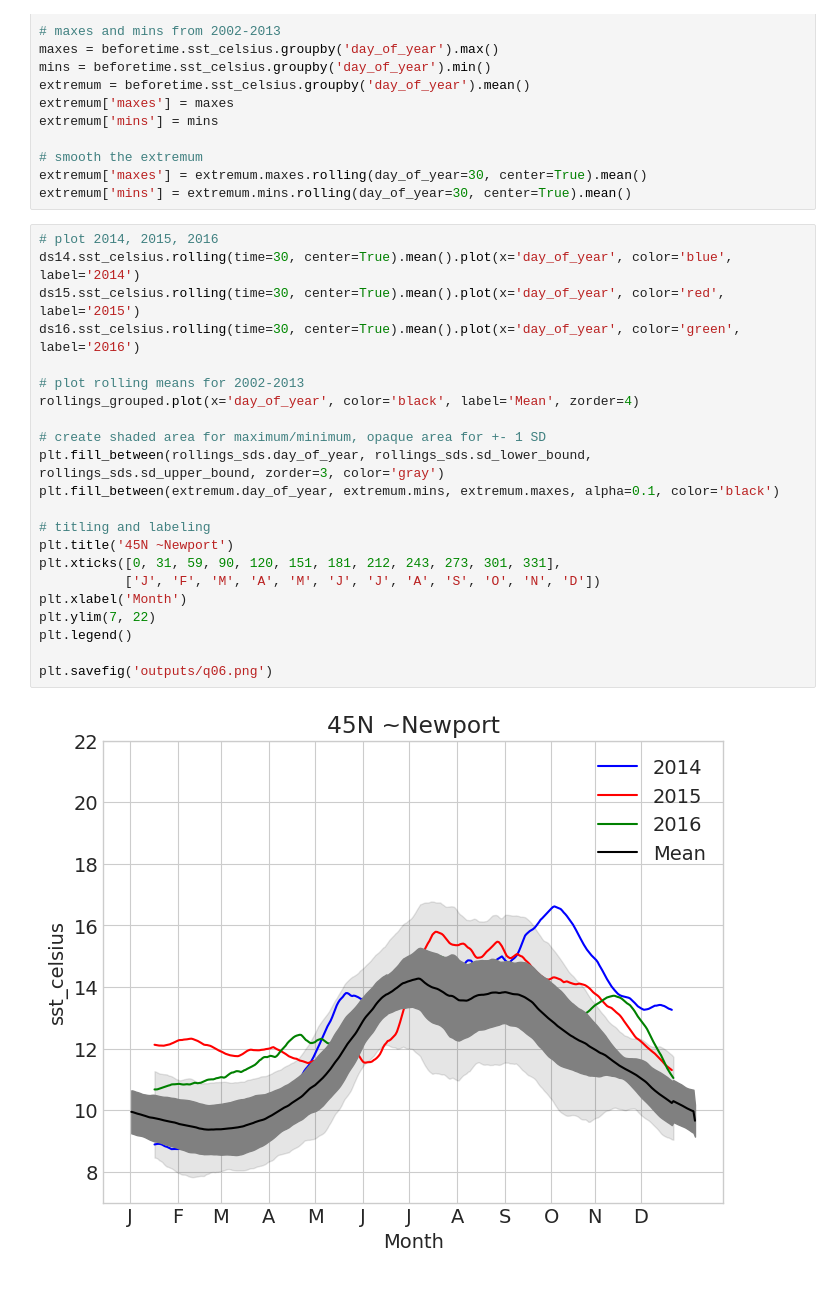
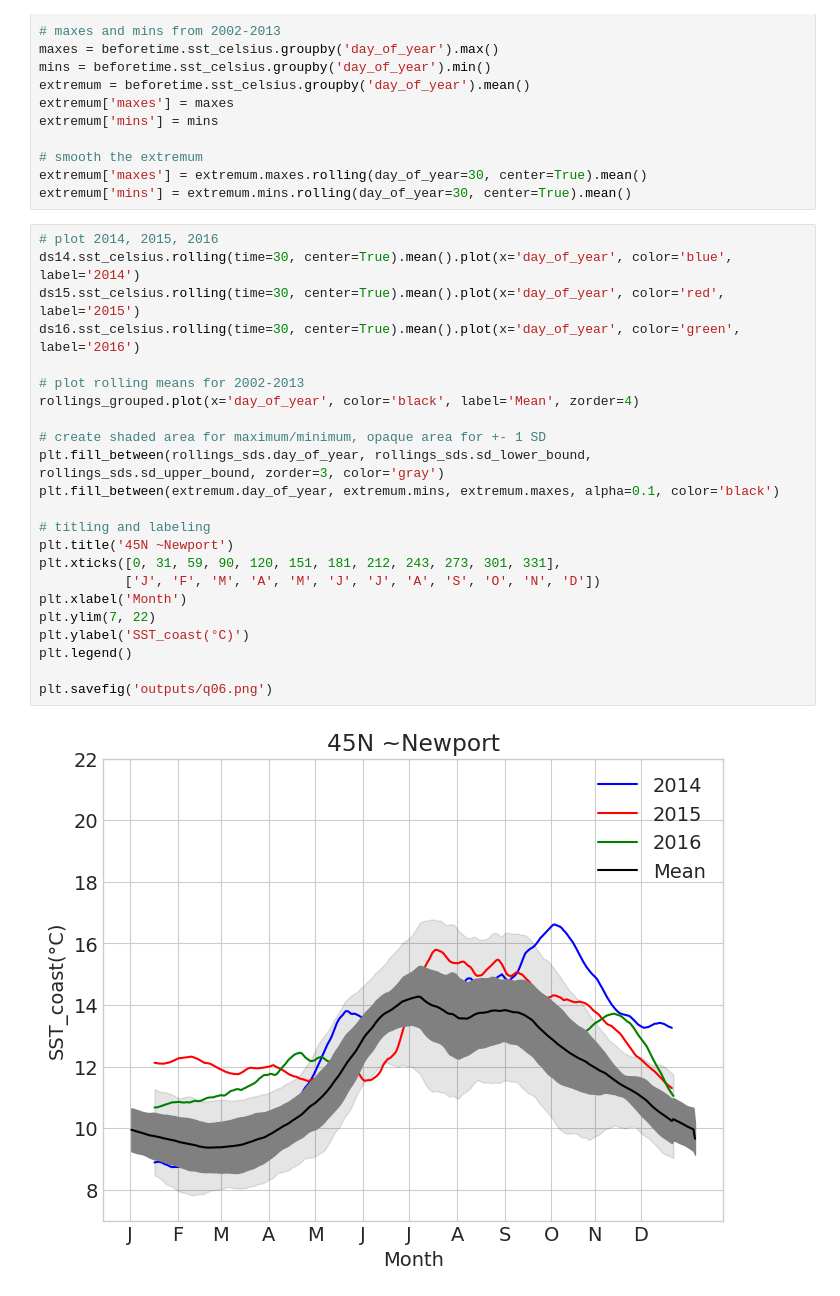
Before and after one commit to UCB-stat-159-s23/hw03-Group10, a Jupyter notebook: climate-Q06.ipynb, the cells around one changed output. Saved outputs shown, nothing was run; the diff lists cells and outputs as text.

```diff
--- a/climate-Q06.ipynb
+++ b/climate-Q06.ipynb
@@ -65,24 +65,25 @@ extremum['mins'] = extremum.mins.rolling(day_of_year=30, center=True).mean()
 # %%
 # plot 2014, 2015, 2016
 ds14.sst_celsius.rolling(time=30, center=True).mean().plot(x='day_of_year', color='blue', label='2014')
 ds15.sst_celsius.rolling(time=30, center=True).mean().plot(x='day_of_year', color='red', label='2015')
 ds16.sst_celsius.rolling(time=30, center=True).mean().plot(x='day_of_year', color='green', label='2016')
 
 # plot rolling means for 2002-2013
 rollings_grouped.plot(x='day_of_year', color='black', label='Mean', zorder=4)
 
 # create shaded area for maximum/minimum, opaque area for +- 1 SD
 plt.fill_between(rollings_sds.day_of_year, rollings_sds.sd_lower_bound, rollings_sds.sd_upper_bound, zorder=3, color='gray')
 plt.fill_between(extremum.day_of_year, extremum.mins, extremum.maxes, alpha=0.1, color='black')
 
 # titling and labeling
 plt.title('45N ~Newport')
 plt.xticks([0, 31, 59, 90, 120, 151, 181, 212, 243, 273, 301, 331],
            ['J', 'F', 'M', 'A', 'M', 'J', 'J', 'A', 'S', 'O', 'N', 'D'])
 plt.xlabel('Month')
 plt.ylim(7, 22)
+plt.ylabel('SST_coast(°C)')
 plt.legend()
 
 plt.savefig('outputs/q06.png')
 # %% [output]
-[figure, old version]
+[figure, new version]
```
Also changed, not shown: 1 other file.
